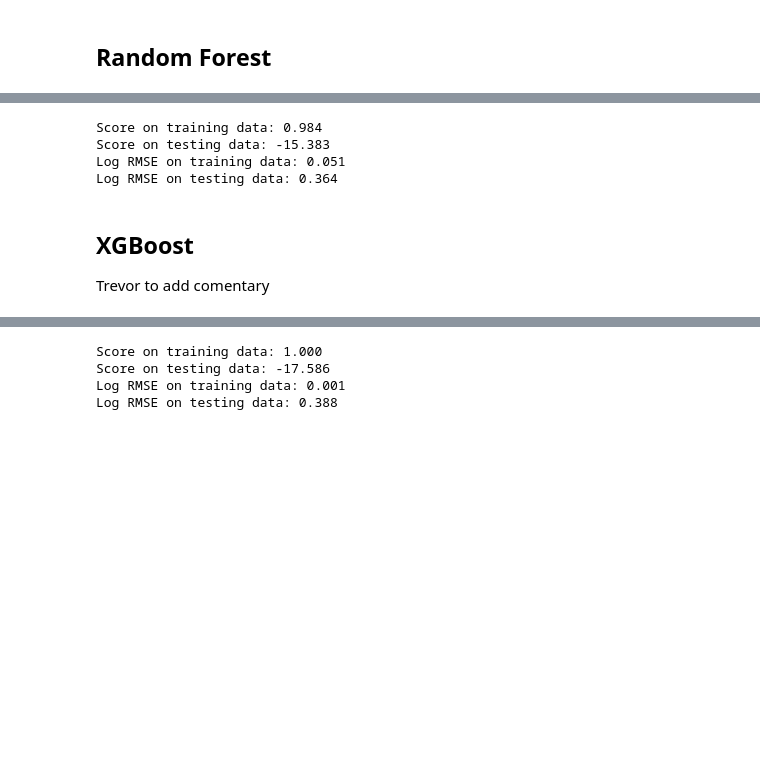
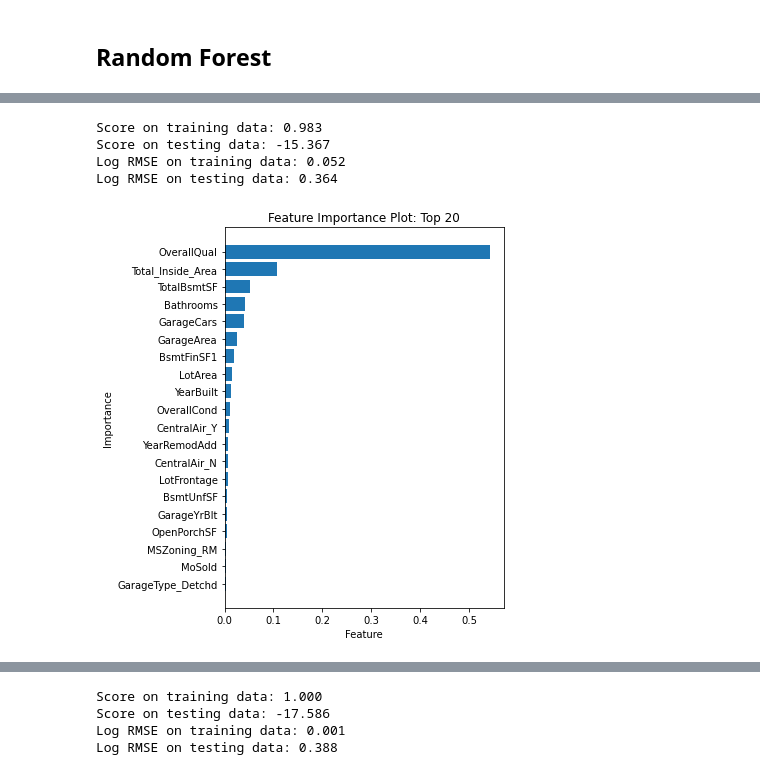
Before and after one commit to trevor-johnson1/w207_finalproject, a Jupyter notebook: final_report/final_report.ipynb, the cells around one changed output, grey strips where cells are left out. Saved outputs shown, nothing was run; the diff lists cells and outputs as text; code cells hidden in the pictures; blank space fills up the shorter version.

```diff
--- a/final_report/final_report.ipynb
+++ b/final_report/final_report.ipynb
@@ -571,8 +618,8 @@ def rf_df_clean(df, test_data = False):
     categorical_cols = pd.DataFrame(enc_rf.transform(df.select_dtypes(include=["object"])).toarray())
     categorical_cols.columns = one_hot_columns
 
-    #df = df.reset_index().drop(columns='index')
-    #categorical_cols = categorical_cols.reset_index().drop(columns='index')
+    df = df.reset_index().drop(columns='index')
+    categorical_cols = categorical_cols.reset_index().drop(columns='index')
 
     df = pd.concat([categorical_cols, df.select_dtypes(exclude=["object"])], axis=1)
 
@@ -613,11 +660,25 @@ rmse_test = (np.mean((yhat_test - np.log(sample.SalePrice))**2))**.5
 print("Log RMSE on training data: {:.3f}".format(rmse_train))
 print("Log RMSE on testing data: {:.3f}".format(rmse_test))
 # %% [output]
-Score on training data: 0.984
-Score on testing data: -15.383
-Log RMSE on training data: 0.051
+Score on training data: 0.983
+Score on testing data: -15.367
+Log RMSE on training data: 0.052
 Log RMSE on testing data: 0.364
-# %% [markdown]
-## XGBoost
-
-Trevor to add comentary
+# %%
+# variable importance plot
+var_imp = pd.DataFrame({
+    'feature': df_rf.drop(columns = ["SalePrice", 'LogSalePrice']).columns,
+    'importance': rf_reg.feature_importances_
+})
+var_imp.sort_values("importance", ascending=False, inplace=True)
+
+fig, ax = plt.subplots(figsize=(5, 7))
+topn = 20
+ax.barh(var_imp.head(topn).feature, var_imp.head(topn).importance)
+ax.set_ylabel("Importance")
+ax.set_xlabel("Feature")
+ax.set_title("Feature Importance Plot: Top {}".format(topn))
+ax.invert_yaxis()
+print("")
+# %% [output]
+[figure, added]
```
Also changed, not shown: parts of 11 cells of this notebook.
